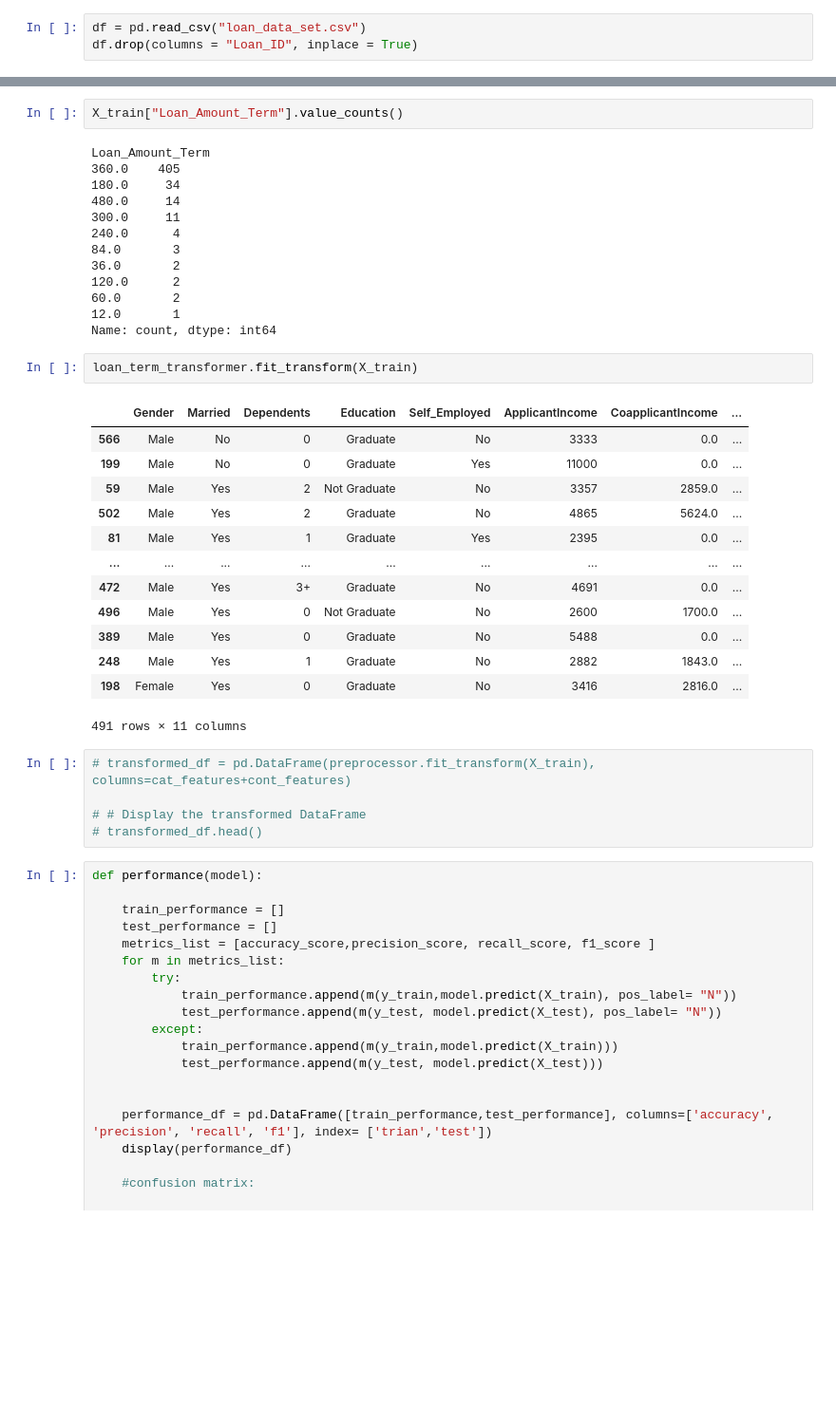
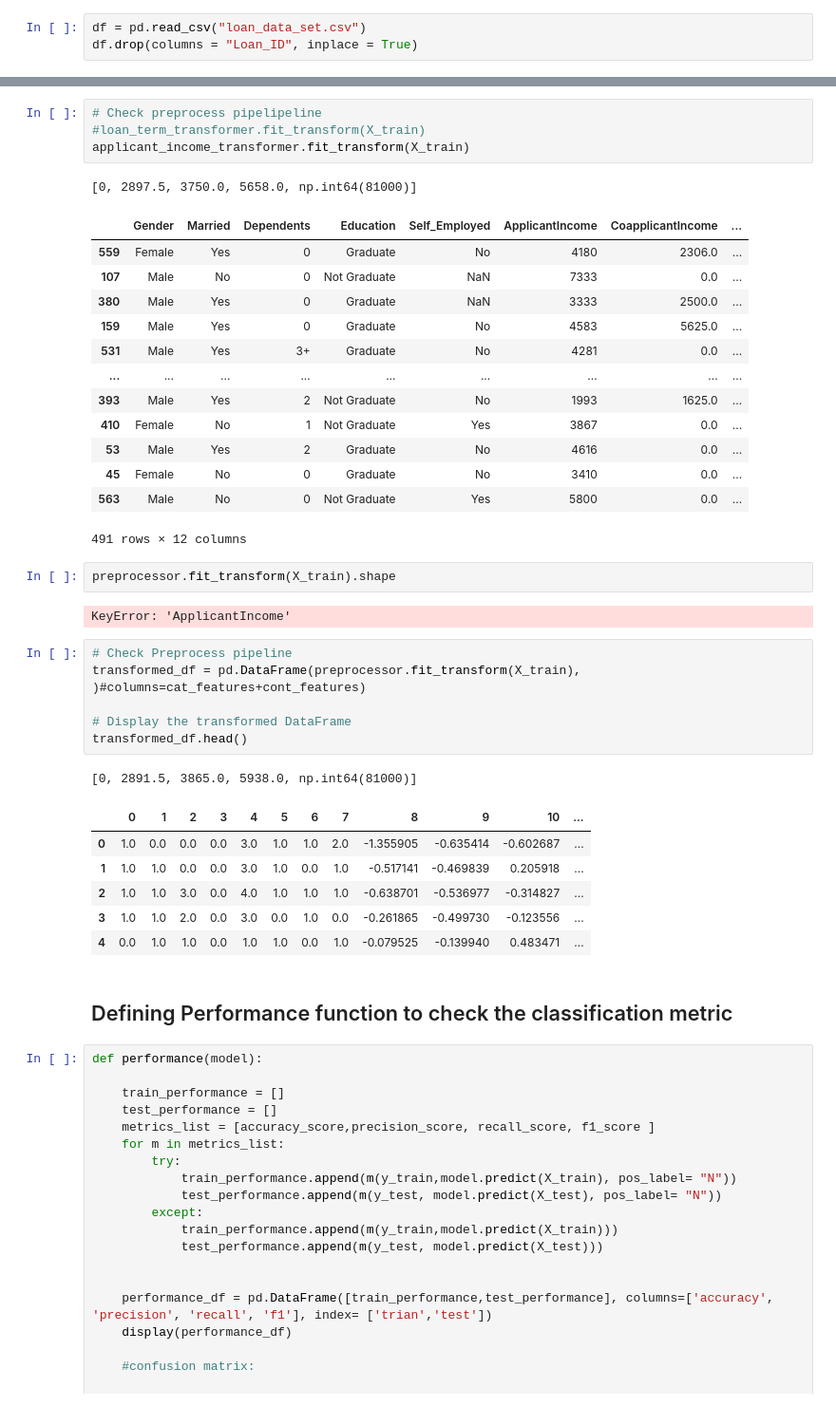
Before and after one commit to solmazkh114/LoanCreditApproval, a Jupyter notebook: LoanEligibility-EDA-ModelBuilding.ipynb, the cells around one changed output, grey strips where cells are left out. Shown: that part at 95% size. Cells and saved outputs as stored; diff of their text form; blank space fills up the shorter version.

```diff
--- a/LoanEligibility-EDA-ModelBuilding.ipynb
+++ b/LoanEligibility-EDA-ModelBuilding.ipynb
@@ -416,39 +430,42 @@ preprocessor = ColumnTransformer(transformers=[
-# %%
-X_train["Loan_Amount_Term"].value_counts()
-# %% [output]
-Loan_Amount_Term
-360.0    405
-180.0     34
-480.0     14
-300.0     11
-240.0      4
-84.0       3
-36.0       2
-120.0      2
-60.0       2
-12.0       1
-Name: count, dtype: int64
+# %%
+# Check preprocess pipelipeline
+#loan_term_transformer.fit_transform(X_train)
+applicant_income_transformer.fit_transform(X_train)
+# %% [output]
+[0, 2897.5, 3750.0, 5658.0, np.int64(81000)]
+|  | Gender | Married | Dependents | Education | Self_Employed | ApplicantIncome | CoapplicantIncome | ... |
+| 559 | Female | Yes | 0 | Graduate | No | 4180 | 2306.0 | ... |
+| 107 | Male | No | 0 | Not Graduate | NaN | 7333 | 0.0 | ... |
+| 380 | Male | Yes | 0 | Graduate | NaN | 3333 | 2500.0 | ... |
+| 159 | Male | Yes | 0 | Graduate | No | 4583 | 5625.0 | ... |
+| 531 | Male | Yes | 3+ | Graduate | No | 4281 | 0.0 | ... |
+| ... | ... | ... | ... | ... | ... | ... | ... | ... |
+| 393 | Male | Yes | 2 | Not Graduate | No | 1993 | 1625.0 | ... |
+| 410 | Female | No | 1 | Not Graduate | Yes | 3867 | 0.0 | ... |
+| 53 | Male | Yes | 2 | Graduate | No | 4616 | 0.0 | ... |
+| 45 | Female | No | 0 | Graduate | No | 3410 | 0.0 | ... |
+| 563 | Male | No | 0 | Not Graduate | Yes | 5800 | 0.0 | ... |
+491 rows × 12 columns
 # %%
-loan_term_transformer.fit_transform(X_train)
+preprocessor.fit_transform(X_train).shape
 # %% [output]
-|  | Gender | Married | Dependents | Education | Self_Employed | ApplicantIncome | CoapplicantIncome | ... |
-| 566 | Male | No | 0 | Graduate | No | 3333 | 0.0 | ... |
-| 199 | Male | No | 0 | Graduate | Yes | 11000 | 0.0 | ... |
-| 59 | Male | Yes | 2 | Not Graduate | No | 3357 | 2859.0 | ... |
-| 502 | Male | Yes | 2 | Graduate | No | 4865 | 5624.0 | ... |
-| 81 | Male | Yes | 1 | Graduate | Yes | 2395 | 0.0 | ... |
-| ... | ... | ... | ... | ... | ... | ... | ... | ... |
-| 472 | Male | Yes | 3+ | Graduate | No | 4691 | 0.0 | ... |
-| 496 | Male | Yes | 0 | Not Graduate | No | 2600 | 1700.0 | ... |
-| 389 | Male | Yes | 0 | Graduate | No | 5488 | 0.0 | ... |
-| 248 | Male | Yes | 1 | Graduate | No | 2882 | 1843.0 | ... |
-| 198 | Female | Yes | 0 | Graduate | No | 3416 | 2816.0 | ... |
-491 rows × 11 columns
+KeyError: 'ApplicantIncome'
 # %%
-# transformed_df = pd.DataFrame(preprocessor.fit_transform(X_train), columns=cat_features+cont_features)
+# Check Preprocess pipeline
+transformed_df = pd.DataFrame(preprocessor.fit_transform(X_train), )#columns=cat_features+cont_features)
 
-# # Display the transformed DataFrame
-# transformed_df.head()
+# Display the transformed DataFrame
+transformed_df.head()
+# %% [output]
+[0, 2891.5, 3865.0, 5938.0, np.int64(81000)]
+|  | 0 | 1 | 2 | 3 | 4 | 5 | 6 | 7 | 8 | 9 | 10 | ... |
+| 0 | 1.0 | 0.0 | 0.0 | 0.0 | 3.0 | 1.0 | 1.0 | 2.0 | -1.355905 | -0.635414 | -0.602687 | ... |
+| 1 | 1.0 | 1.0 | 0.0 | 0.0 | 3.0 | 1.0 | 0.0 | 1.0 | -0.517141 | -0.469839 | 0.205918 | ... |
+| 2 | 1.0 | 1.0 | 3.0 | 0.0 | 4.0 | 1.0 | 1.0 | 1.0 | -0.638701 | -0.536977 | -0.314827 | ... |
+| 3 | 1.0 | 1.0 | 2.0 | 0.0 | 3.0 | 0.0 | 1.0 | 0.0 | -0.261865 | -0.499730 | -0.123556 | ... |
+| 4 | 0.0 | 1.0 | 1.0 | 0.0 | 1.0 | 1.0 | 0.0 | 1.0 | -0.079525 | -0.139940 | 0.483471 | ... |
+# %% [markdown]
+## Defining Performance function to check the classification metric
 # %%
 def performance(model):
 
```
Also changed, not shown: parts of 21 cells of this notebook.
